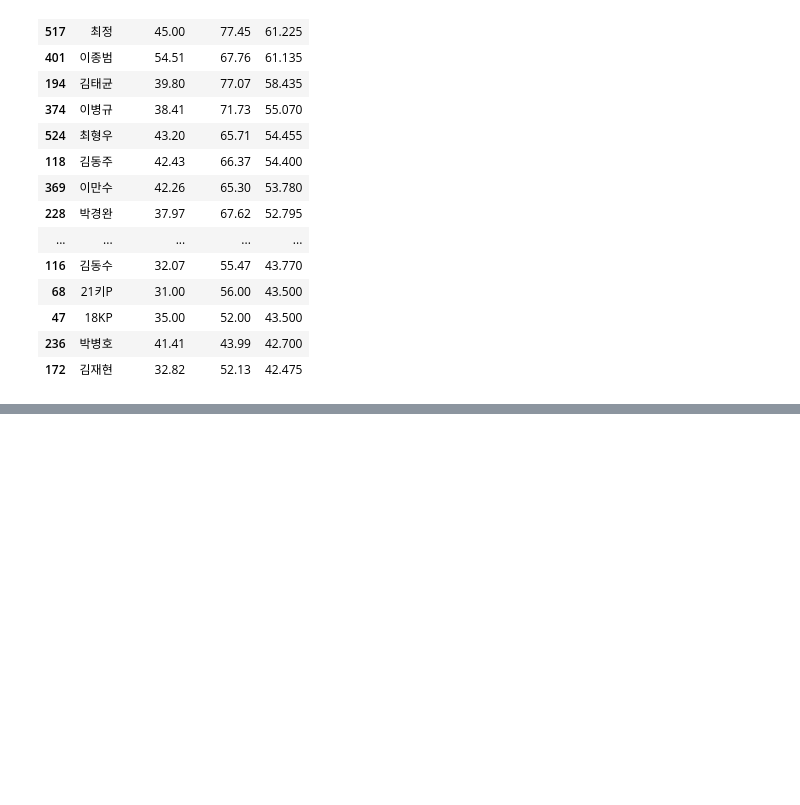
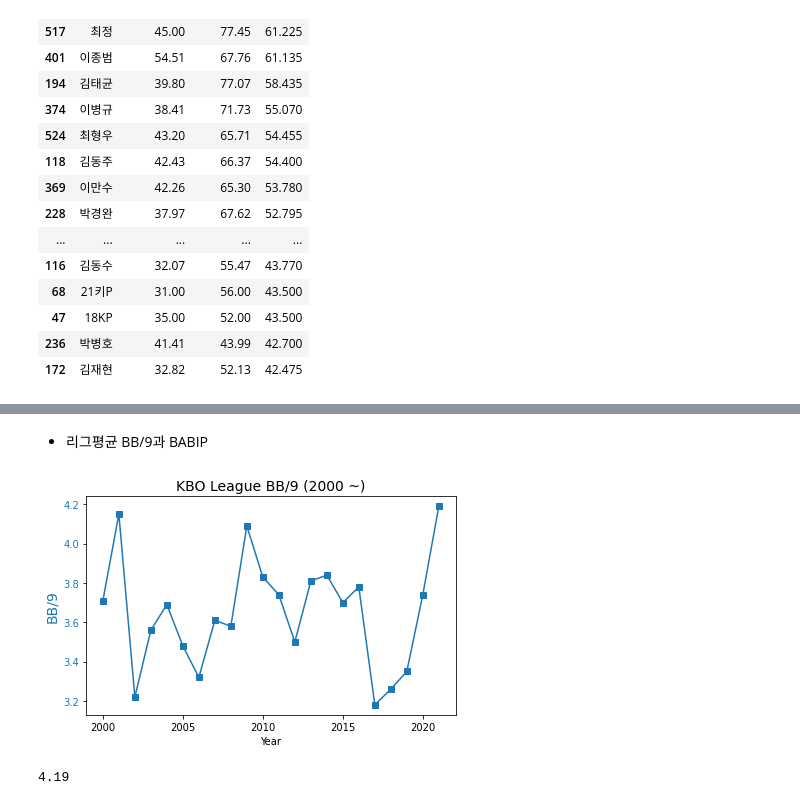
Before and after one commit to JeongMinHyeok/Baseball_simulator, a Jupyter notebook: Statiz_crawler.ipynb, the cells around one changed output, grey strips where cells are left out. Cells and saved outputs as stored; diff of their text form; code cells hidden in the pictures; blank space fills up the shorter version.

```diff
--- a/Statiz_crawler.ipynb
+++ b/Statiz_crawler.ipynb
@@ -590,0 +669,23 @@ bat_jaws_df.sort_values(by='JAWS', ascending=False).head(30)
+# %% [markdown]
+- 리그평균 BB/9과 BABIP
+# %%
+bb_9 = [3.71, 4.15, 3.22, 3.56, 3.69, 3.48, 3.32, 3.61, 3.58, 4.09, 3.83, 3.74, 3.50, 3.81, 3.84, 3.70, 3.78, 3.18, 3.26, 3.35, 3.74, 4.19]
+babip = [0.303, 0.305, 0.300, 0.296, 0.300, 0.299, 0.290, 0.294, 0.302, 0.310, 0.308, 0.308, 0.300, 0.314, 0.330, 0.326, 0.331, 0.327, 0.329, 0.310, 0.313, 0.304]
+
+x = range(2000, 2022)
+fig, ax1 = plt.subplots()
+color_1 = 'tab:blue'
+ax1.set_title('KBO League BB/9 (2000 ~)', fontsize=14)
+ax1.set_xlabel('Year')
+ax1.set_ylabel('BB/9', fontsize=14, color=color_1)
+ax1.plot(x, bb_9, marker='s', color=color_1)
+ax1.tick_params(axis='y', labelcolor=color_1)
+
+fig.tight_layout() # 자동으로 여백관련 파라미터 조정
+plt.show()
+# %% [output]
+[figure, added]
+# %%
+max(bb_9)
+# %% [output]
+4.19
```
Also changed, not shown: parts of 16 cells of this notebook, 1 other file.
